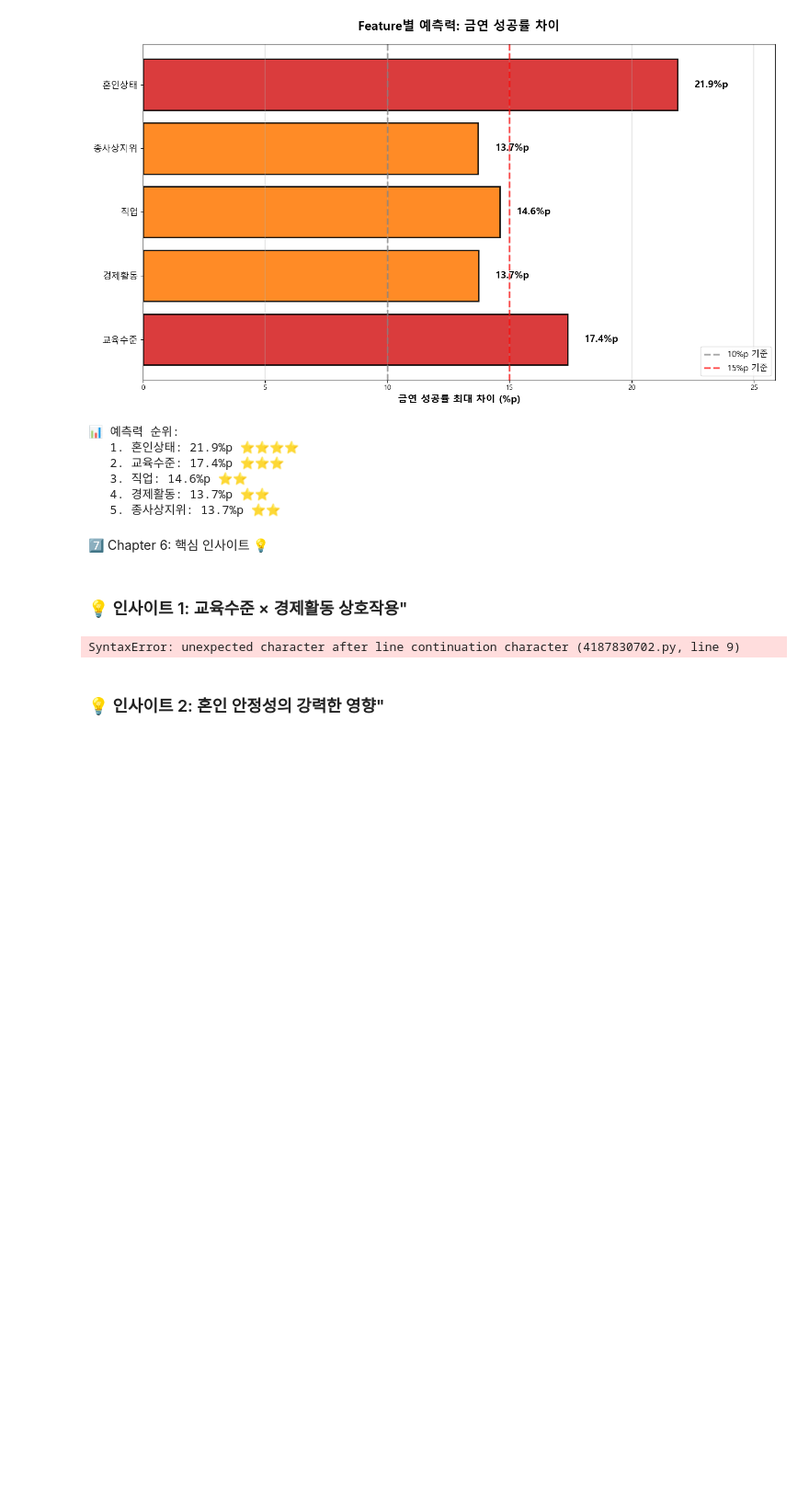
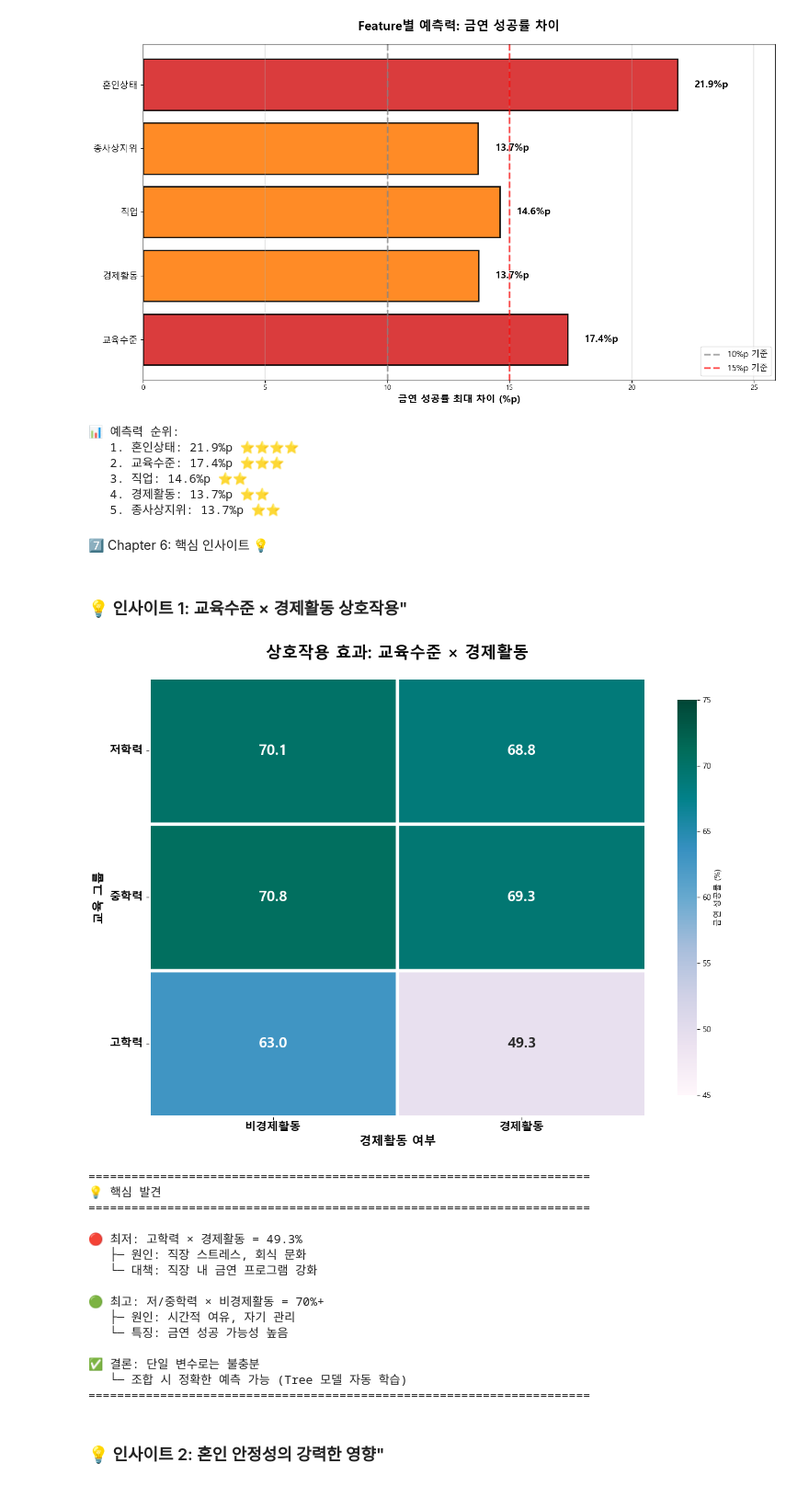
Before and after one commit to SKNetworks-AI19-250818/SKN19-2nd-2Team, a Jupyter notebook: notebooks/vfxpedia/eda/11_eda_presentation.ipynb, the cells around one changed output. Shown at 92% size. Cells and saved outputs as stored; diff of their text form; code cells hidden in the pictures; blank space fills up the shorter version.

```diff
--- a/notebooks/vfxpedia/eda/11_eda_presentation.ipynb
+++ b/notebooks/vfxpedia/eda/11_eda_presentation.ipynb
@@ -448,38 +448,53 @@ pivot = df.groupby(['education_group', 'is_economically_active'])['churn'].mean(
 
 fig, ax = plt.subplots(figsize=(12, 9))
 
-sns.heatmap(pivot, annot=True, fmt='.1f', cmap='RdYlGn',
+sns.heatmap(pivot, annot=True, fmt='.1f', cmap='PuBuGn',
             cbar_kws={'label': '금연 성공률 (%)', 'shrink': 0.9},
             linewidths=3, vmin=45, vmax=75, ax=ax,
             annot_kws={'fontsize': 18, 'fontweight': 'bold'})
 
-ax.set_title('💡 상호작용 효과: 교육수준 × 경제활동',
+ax.set_title('상호작용 효과: 교육수준 × 경제활동',
              fontsize=20, fontweight='bold', pad=25)
 
 # 축 라벨
 ax.set_xlabel('경제활동 여부', fontsize=15, fontweight='bold')
 ax.set_xticklabels(['비경제활동', '경제활동'], rotation=0, fontsize=14, fontweight='bold')
 
 ax.set_ylabel('교육 그룹', fontsize=15, fontweight='bold')
 ax.set_yticklabels(['저학력', '중학력', '고학력'], rotation=0, fontsize=14, fontweight='bold')
 
 plt.tight_layout()
 plt.show()
 
 print("\n" + "=" * 70)
 print("💡 핵심 발견")
 print("=" * 70)
 print("\n🔴 최저: 고학력 × 경제활동 = 49.3%")
 print("   ├─ 원인: 직장 스트레스, 회식 문화")
 print("   └─ 대책: 직장 내 금연 프로그램 강화\n")
 print("🟢 최고: 저/중학력 × 비경제활동 = 70%+")
 print("   ├─ 원인: 시간적 여유, 자기 관리")
 print("   └─ 특징: 금연 성공 가능성 높음\n")
 print("✅ 결론: 단일 변수로는 불충분")
 print("   └─ 조합 시 정확한 예측 가능 (Tree 모델 자동 학습)")
 print("=" * 70)
 # %% [output]
+[figure, added]
-SyntaxError: unexpected character after line continuation character (4187830702.py, line 9)
+======================================================================
+💡 핵심 발견
+======================================================================
+
+🔴 최저: 고학력 × 경제활동 = 49.3%
+   ├─ 원인: 직장 스트레스, 회식 문화
+   └─ 대책: 직장 내 금연 프로그램 강화
+
+🟢 최고: 저/중학력 × 비경제활동 = 70%+
+   ├─ 원인: 시간적 여유, 자기 관리
+   └─ 특징: 금연 성공 가능성 높음
+
+✅ 결론: 단일 변수로는 불충분
+   └─ 조합 시 정확한 예측 가능 (Tree 모델 자동 학습)
+======================================================================
 # %% [markdown]
 ### 💡 인사이트 2: 혼인 안정성의 강력한 영향"
 # %%
```
Also changed, not shown: parts of 3 cells of this notebook.
